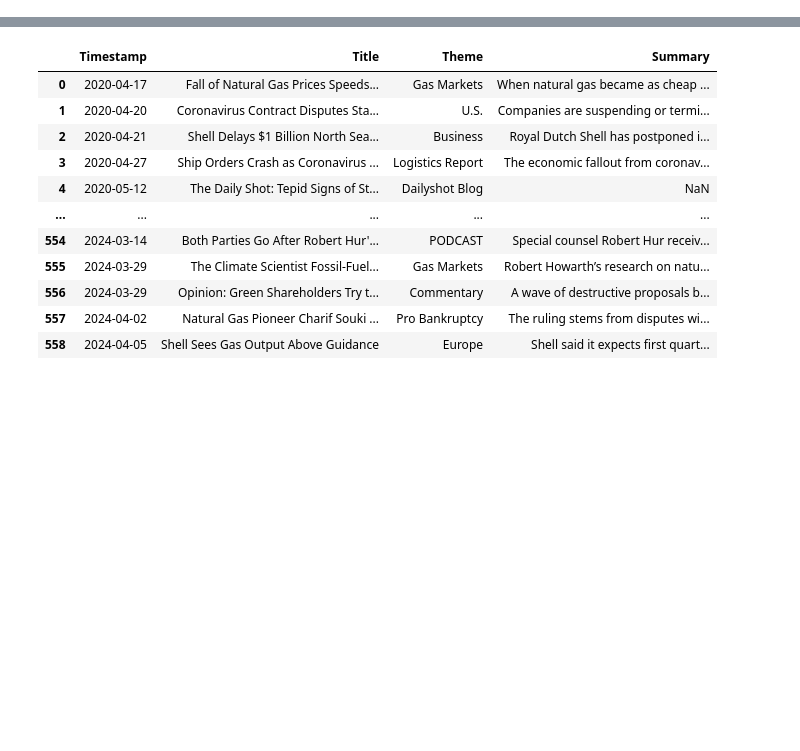
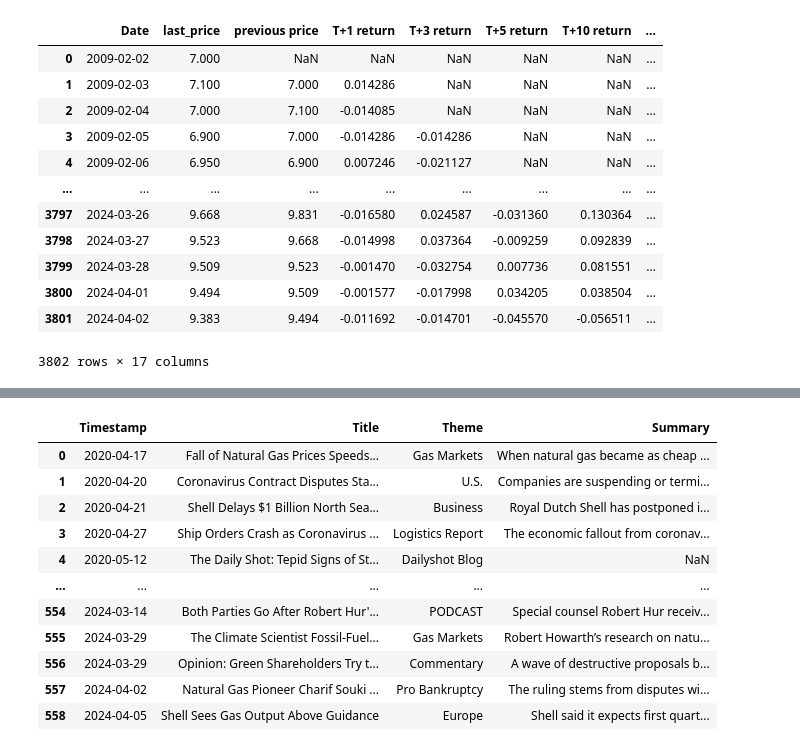
Before and after one commit to XiaoYunhan/FE5225_LNG_ML, a Jupyter notebook: notebooks/Sentiment_Analysis/Sentiment_Analysis.ipynb, the cells around one changed output, grey strips where cells are left out. Saved outputs shown, nothing was run; the diff lists cells and outputs as text; code cells hidden in the pictures; blank space fills up the shorter version.

```diff
--- a/notebooks/Sentiment_Analysis/Sentiment_Analysis.ipynb
+++ b/notebooks/Sentiment_Analysis/Sentiment_Analysis.ipynb
@@ -22,0 +27,31 @@ price_df['volatility_weekly'] = price_df['return'].rolling(window=5).std()
+# %%
+price_df['previous price'] = price_df['last_price'].shift(1)
+price_df['T+1 return'] = price_df['last_price'].pct_change()
+price_df['T+3 return'] = price_df['last_price'].pct_change(3)
+price_df['T+5 return'] = price_df['last_price'].pct_change(5)
+price_df['T+10 return'] = price_df['last_price'].pct_change(10)
+price_df['previous T+1 return'] = price_df['T+1 return'].shift(1)
+price_df['previous T+3 return'] = price_df['T+3 return'].shift(1)
+price_df['previous T+5 return'] = price_df['T+5 return'].shift(1)
+price_df['previous T+10 return'] = price_df['T+10 return'].shift(1)
+price_df['volatility_weekly'] = price_df['last_price'].rolling(window=5).std()
+price_df['volatility_monthly'] = price_df['last_price'].rolling(window=21).std()
+price_df['volatility_annual'] = price_df['last_price'].rolling(window=252).std()
+price_df['previous volatility_weekly'] = price_df['volatility_weekly'].shift(1)
+price_df['previous volatility_monthly'] = price_df['volatility_monthly'].shift(1)
+price_df['previous volatility_annual'] = price_df['volatility_annual'].shift(1)
+price_df
+# %% [output]
+|  | Date | last_price | previous price | T+1 return | T+3 return | T+5 return | T+10 return | ... |
+| 0 | 2009-02-02 | 7.000 | NaN | NaN | NaN | NaN | NaN | ... |
+| 1 | 2009-02-03 | 7.100 | 7.000 | 0.014286 | NaN | NaN | NaN | ... |
+| 2 | 2009-02-04 | 7.000 | 7.100 | -0.014085 | NaN | NaN | NaN | ... |
+| 3 | 2009-02-05 | 6.900 | 7.000 | -0.014286 | -0.014286 | NaN | NaN | ... |
+| 4 | 2009-02-06 | 6.950 | 6.900 | 0.007246 | -0.021127 | NaN | NaN | ... |
+| ... | ... | ... | ... | ... | ... | ... | ... | ... |
+| 3797 | 2024-03-26 | 9.668 | 9.831 | -0.016580 | 0.024587 | -0.031360 | 0.130364 | ... |
+| 3798 | 2024-03-27 | 9.523 | 9.668 | -0.014998 | 0.037364 | -0.009259 | 0.092839 | ... |
+| 3799 | 2024-03-28 | 9.509 | 9.523 | -0.001470 | -0.032754 | 0.007736 | 0.081551 | ... |
+| 3800 | 2024-04-01 | 9.494 | 9.509 | -0.001577 | -0.017998 | 0.034205 | 0.038504 | ... |
+| 3801 | 2024-04-02 | 9.383 | 9.494 | -0.011692 | -0.014701 | -0.045570 | -0.056511 | ... |
+3802 rows × 17 columns
```
Also changed, not shown: parts of 8 cells of this notebook, 2 other files.
